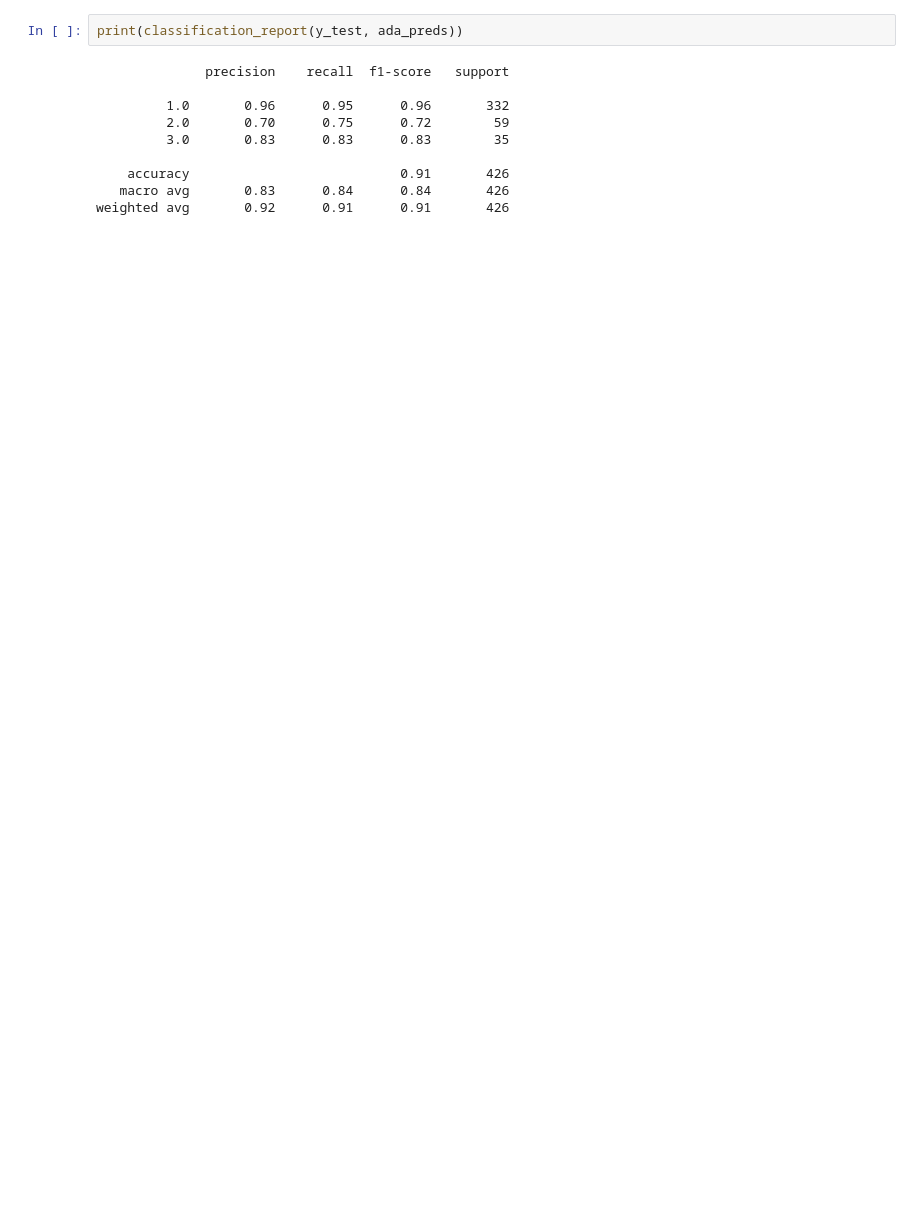
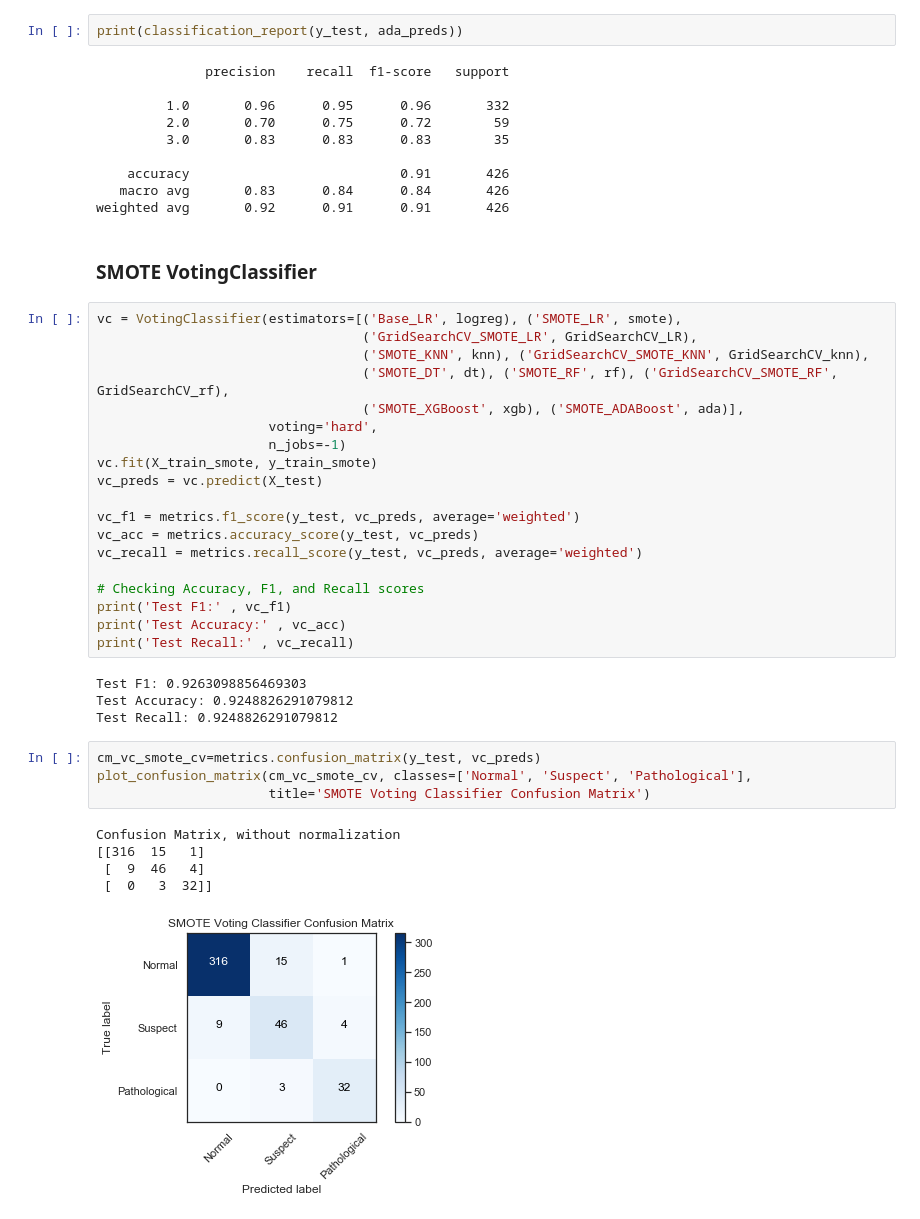
Before and after one commit to JVasquez5/IBM-Machine-Learning-Professional-Certificate, a Jupyter notebook: Module_3/fetal_health.ipynb, the cells around one changed output. Saved outputs shown, nothing was run; the diff lists cells and outputs as text; blank space fills up the shorter version.

Commit message:
Model: Add VotingClassifier.

```diff
--- a/Module_3/fetal_health.ipynb
+++ b/Module_3/fetal_health.ipynb
@@ -800,3 +800,38 @@ print(classification_report(y_test, ada_preds))
     accuracy                           0.91       426
    macro avg       0.83      0.84      0.84       426
 weighted avg       0.92      0.91      0.91       426
+# %% [markdown]
+### SMOTE VotingClassifier
+# %%
+vc = VotingClassifier(estimators=[('Base_LR', logreg), ('SMOTE_LR', smote),
+                                  ('GridSearchCV_SMOTE_LR', GridSearchCV_LR),
+                                  ('SMOTE_KNN', knn), ('GridSearchCV_SMOTE_KNN', GridSearchCV_knn),
+                                  ('SMOTE_DT', dt), ('SMOTE_RF', rf), ('GridSearchCV_SMOTE_RF', GridSearchCV_rf),
+                                  ('SMOTE_XGBoost', xgb), ('SMOTE_ADABoost', ada)],
+                      voting='hard',
+                      n_jobs=-1)
+vc.fit(X_train_smote, y_train_smote)
+vc_preds = vc.predict(X_test)
+
+vc_f1 = metrics.f1_score(y_test, vc_preds, average='weighted')
+vc_acc = metrics.accuracy_score(y_test, vc_preds)
+vc_recall = metrics.recall_score(y_test, vc_preds, average='weighted')
+
+# Checking Accuracy, F1, and Recall scores
+print('Test F1:' , vc_f1)
+print('Test Accuracy:' , vc_acc)
+print('Test Recall:' , vc_recall)
+# %% [output]
+Test F1: 0.9263098856469303
+Test Accuracy: 0.9248826291079812
+Test Recall: 0.9248826291079812
+# %%
+cm_vc_smote_cv=metrics.confusion_matrix(y_test, vc_preds)
+plot_confusion_matrix(cm_vc_smote_cv, classes=['Normal', 'Suspect', 'Pathological'],
+                      title='SMOTE Voting Classifier Confusion Matrix')
+# %% [output]
+Confusion Matrix, without normalization
+[[316  15   1]
+ [  9  46   4]
+ [  0   3  32]]
+[figure, added]
```
Also changed, not shown: parts of 6 cells of this notebook.
